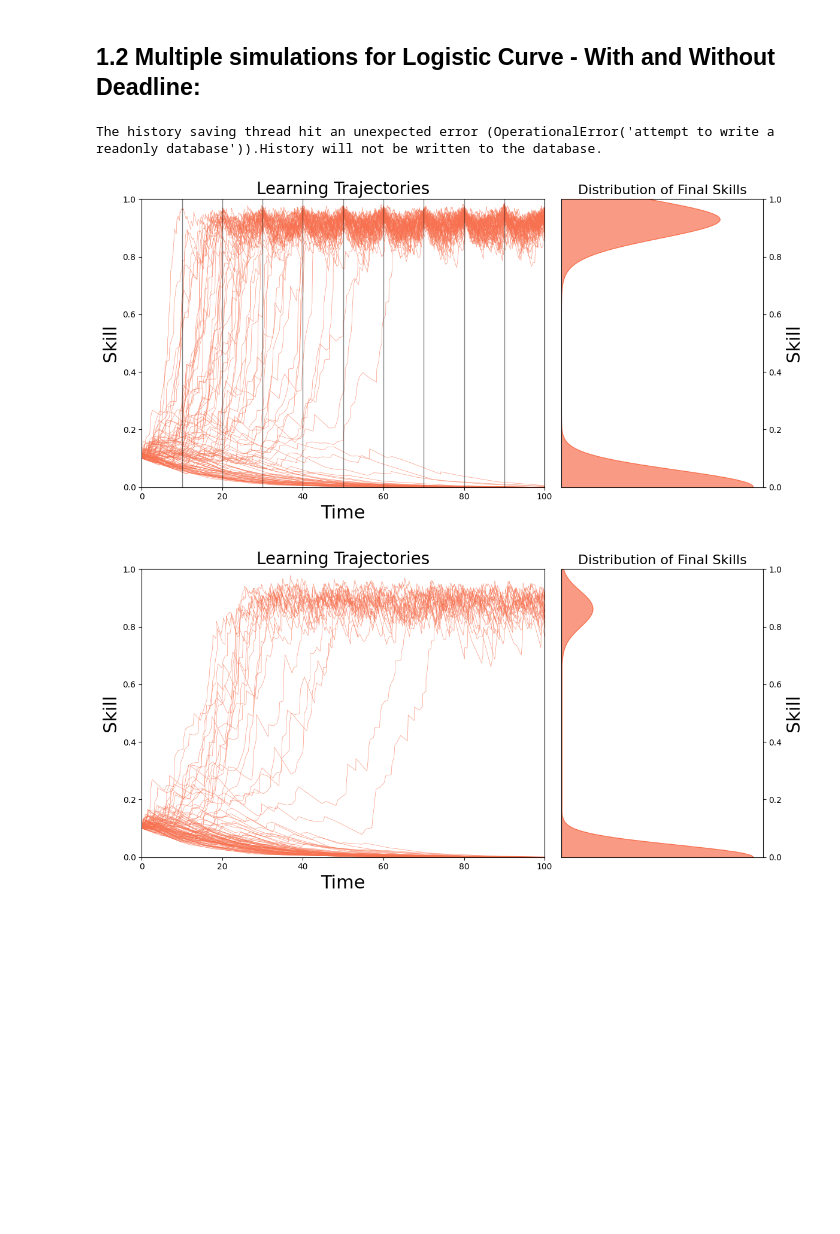
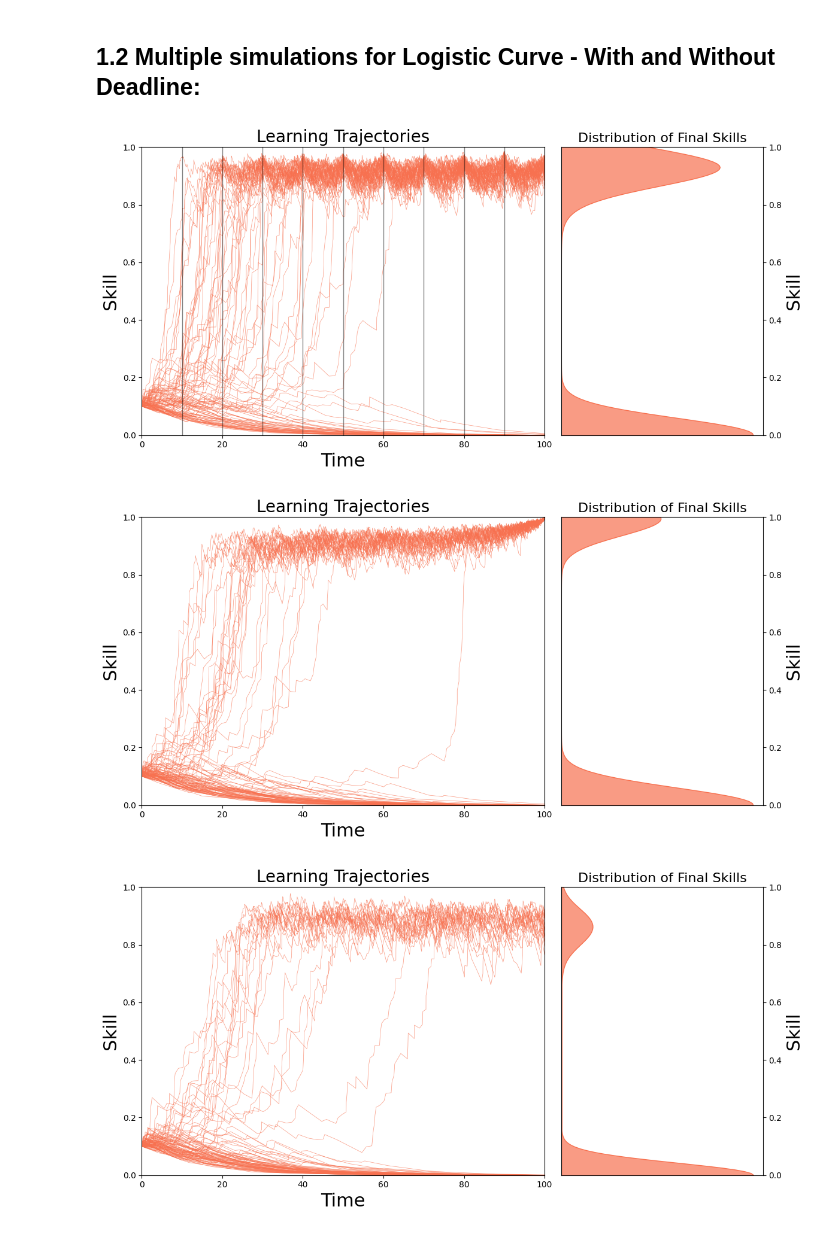
Before and after one commit to plaskar/rps_model, a Jupyter notebook: notebooks/Deadlines.ipynb, the cells around one changed output. Saved outputs shown, nothing was run; the diff lists cells and outputs as text; code cells hidden in the pictures; blank space fills up the shorter version.

```diff
--- a/notebooks/Deadlines.ipynb
+++ b/notebooks/Deadlines.ipynb
@@ -30,6 +30,11 @@ tmt_rate = tmt_hyperbolic_rate(impulsivity=2)
 deadline_info = {'deadlines': [i*10 for i in range(1,11)],
                 'deadline_weights': [10 for i in range(1,11)],
                 'tmt_effect': tmt_rate}
+
+
+deadline_info1 = {'deadlines': [100],
+                'deadline_weights': [100],
+                'tmt_effect': tmt_rate}
 # %% [markdown]
 ## 1.1 Run 1 simulation each for exponantial and logistic curves:
 # %%
@@ -75,25 +80,33 @@ sigmoid_sims_deadline = RPS_multirun(waiting_time_dist=exponential_waiting_time,
                                  deadline_dict = deadline_info,
                                  max_time=100, n_sims=1000)
 
+sigmoid_sims_deadline1 = RPS_multirun(waiting_time_dist=exponential_waiting_time,
+                                 learning_func= logistic_learning(alpha=0.2),
+                                 forgetting_func=exponential_forgetting(forgetting_rate=0.1),
+                                 practice_rate_func=simple_prac_func,
+                                 deadline_dict = deadline_info1,
+                                 max_time=100, n_sims=1000)
+
 sigmoid_sims_nodeadline.run_multiple_sims()
 sigmoid_sims_deadline.run_multiple_sims()
+sigmoid_sims_deadline1.run_multiple_sims()
 # %%
 ###### Setting up plots #######
 
 
 sigmoid_sims_deadline.plot_trajectory_and_histogram(colour_lineplots=sigmoid_colour, colour_histogram=sigmoid_colour,
                                 bw_adjust =0.5, save_location='../plots/sigmoid_sims_deadlines.png')
 
 # sigmoid_sims_deadline.plot_summary_cogsci(colour_lineplots=sigmoid_colour, colour_histogram=sigmoid_colour,
 #                                           bw_adjust =0.7)
 
+sigmoid_sims_deadline1.plot_trajectory_and_histogram(colour_lineplots=sigmoid_colour, colour_histogram=sigmoid_colour,
+                               bw_adjust=0.5, save_location='../plots/sigmoid_sims_nodeadlines.png')
+
 
 sigmoid_sims_nodeadline.plot_trajectory_and_histogram(colour_lineplots=sigmoid_colour, colour_histogram=sigmoid_colour,
                                bw_adjust=0.5, save_location='../plots/sigmoid_sims_nodeadlines.png')
-
-# sigmoid_sims_nodeadline.plot_summary_cogsci(colour_lineplots=sigmoid_colour, colour_histogram=sigmoid_colour,
-#                                bw_adjust=0.7)
 # %% [output]
-The history saving thread hit an unexpected error (OperationalError('attempt to write a readonly database')).History will not be written to the database.
 [figure]
-[figure, old version]
+[figure, new version]
+[figure, added]
```
Also changed, not shown: parts of 2 cells of this notebook, 8 other files.
